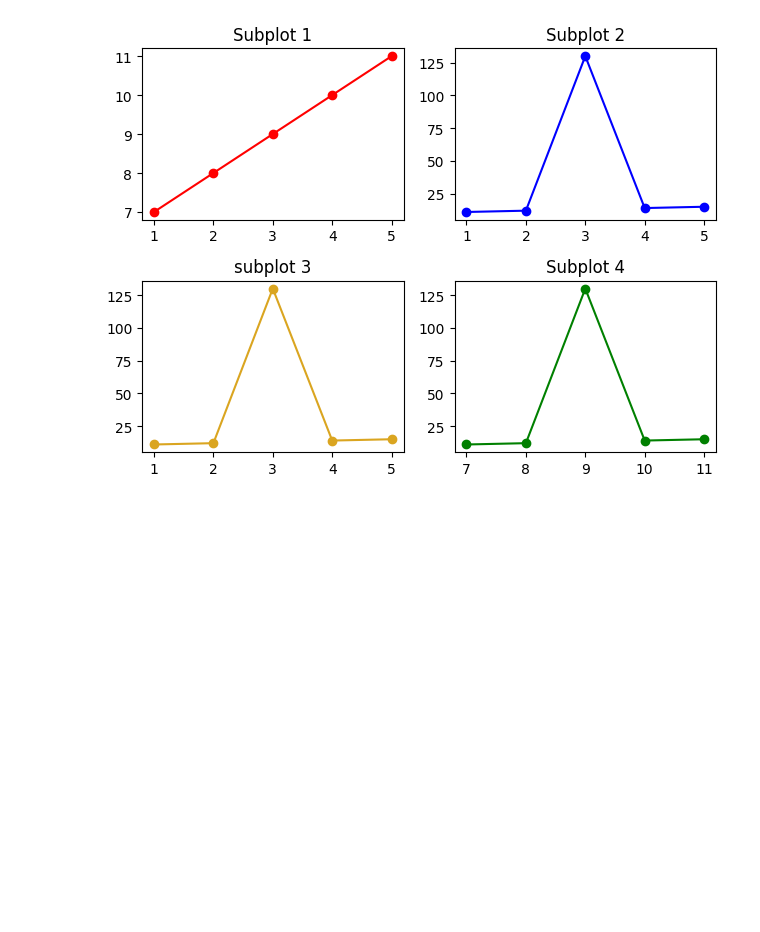
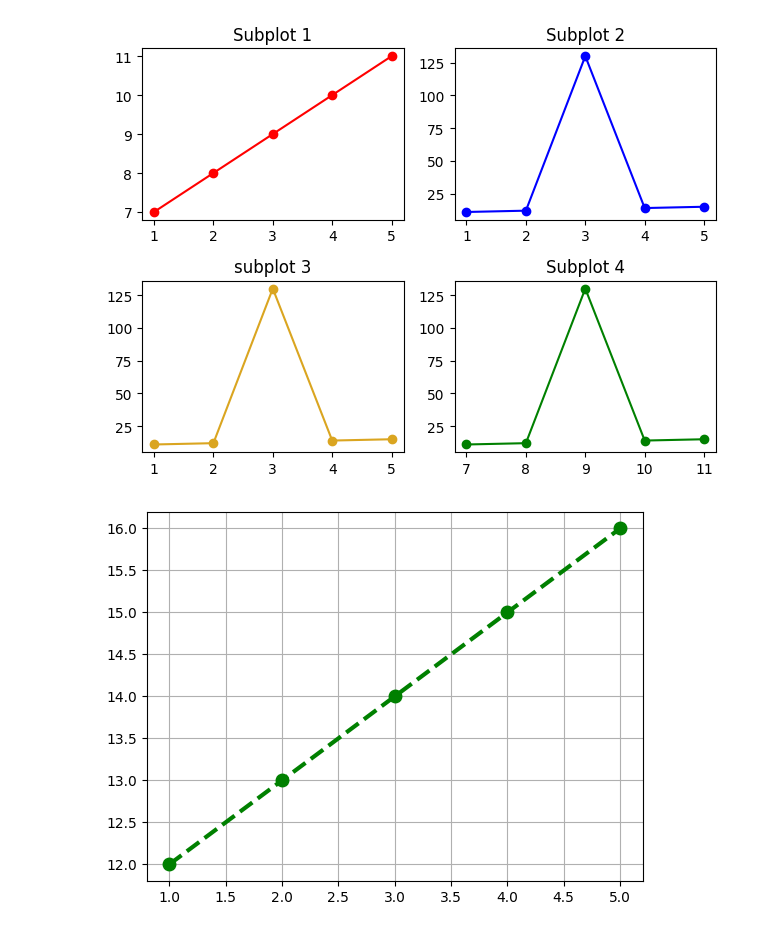
Before and after one commit to Shambhuraje1919/Machine_Learning_Paractice, a Jupyter notebook: package/python_Basics.ipynb, the cells around one changed output. Cells and saved outputs as stored; diff of their text form; code cells hidden in the pictures; blank space fills up the shorter version.

Commit message:
New Plot

```diff
--- a/package/python_Basics.ipynb
+++ b/package/python_Basics.ipynb
@@ -327,3 +327,8 @@ plt.plot(y1,y2 , color = "green" , marker = 'o')
 plt.tight_layout()
 # %% [output]
 [figure]
+# %%
+plt.plot(x,y, color = "green" , linestyle = "--", linewidth = 3, marker = "o", markersize = 9)
+plt.grid(True)
+# %% [output]
+[figure, added]
```
